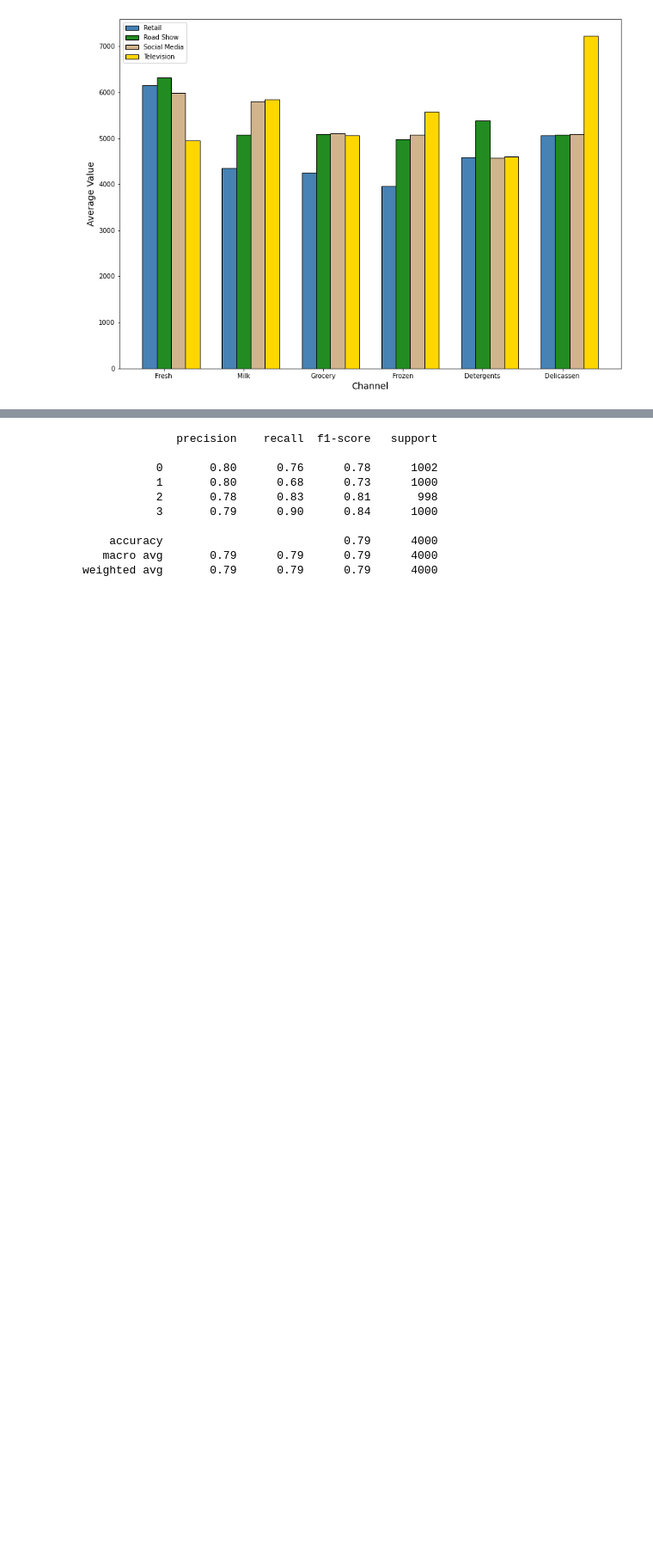
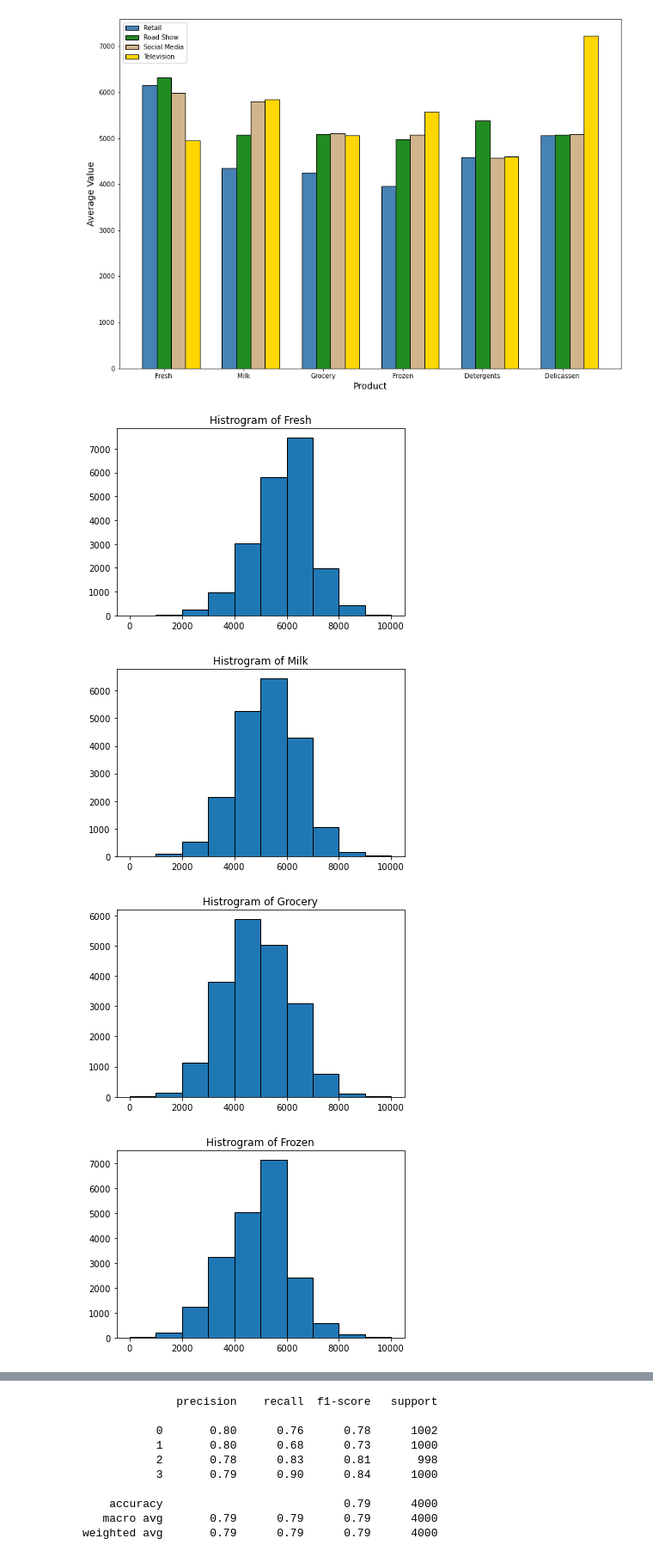
Before and after one commit to Evan-Callaghan/DATA-448-Predictive-Analytics, a Jupyter notebook: Homework Assignments/Homework Assignment 3.ipynb, the cells around one changed output, grey strips where cells are left out. Shown at 86% size. Cells and saved outputs as stored; diff of their text form; code cells hidden in the pictures; blank space fills up the shorter version.

```diff
--- a/Homework Assignments/Homework Assignment 3.ipynb
+++ b/Homework Assignments/Homework Assignment 3.ipynb
@@ -89,0 +88,35 @@ plt.show()
+# %%
+## Visualization 2 - histograms for each product type
+
+plt.hist(marketing_data['Fresh'], edgecolor = 'black')
+plt.title('Histrogram of Fresh')
+plt.show()
+
+plt.hist(marketing_data['Milk'], edgecolor = 'black')
+plt.title('Histrogram of Milk')
+plt.show()
+
+plt.hist(marketing_data['Grocery'], edgecolor = 'black')
+plt.title('Histrogram of Grocery')
+plt.show()
+
+plt.hist(marketing_data['Frozen'], edgecolor = 'black')
+plt.title('Histrogram of Frozen')
+plt.show()
+
+plt.hist(marketing_data['Detergents_Paper'], edgecolor = 'black')
+plt.title('Histrogram of Detergents')
+plt.show()
+
+plt.hist(marketing_data['Delicassen'], edgecolor = 'black')
+plt.title('Histrogram of Delicassen')
+plt.show()
+
+## These visualizations are histograms for each product category. Each product ranges in annual spending
+## from about 1,000 to 10,000. Each follows a normal distribution and the peak of each product is very
+## similar, except for "Fresh" (slightly higher) and "Grocery" (slightly higher).
+# %% [output]
+[figure, added]
+[figure, added]
+[figure, added]
+[figure, added]
```
Also changed, not shown: parts of 4 cells of this notebook.
